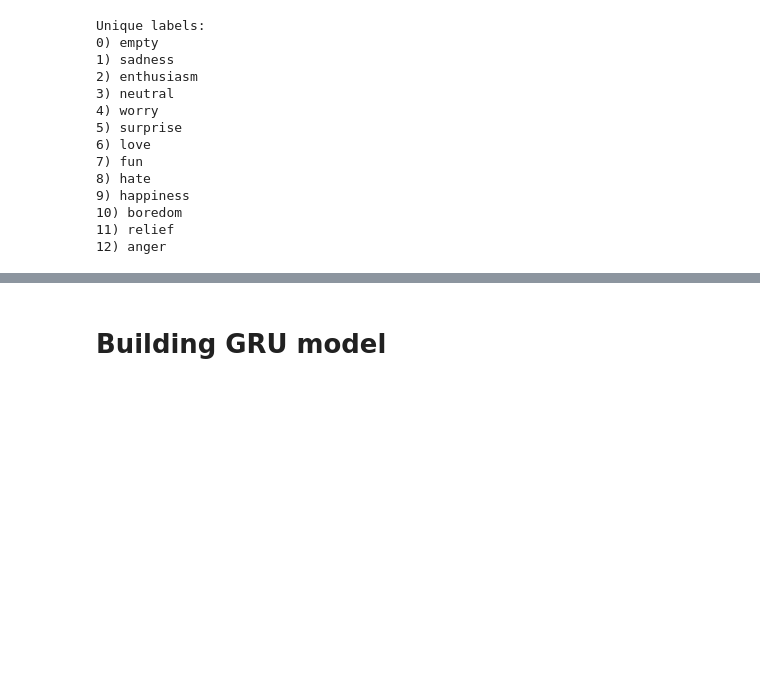
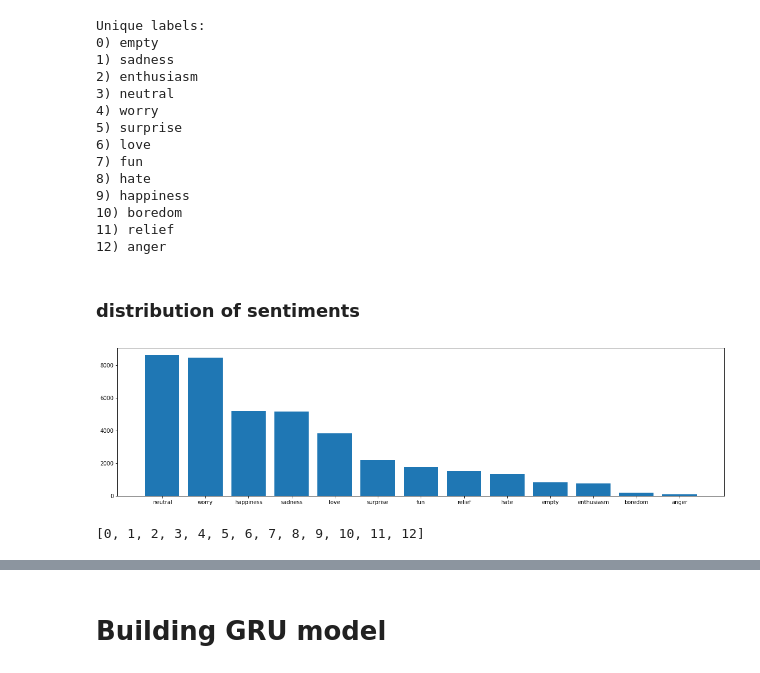
Before and after one commit to kevin-otter-liu/TextEmotionRecognition, a Jupyter notebook: GRU_twitter_data.ipynb, the cells around one changed output, grey strips where cells are left out. Drawn from its saved outputs; the diff is of its cells as text; code cells hidden in the pictures; blank space fills up the shorter version.

```diff
--- a/GRU_twitter_data.ipynb
+++ b/GRU_twitter_data.ipynb
@@ -95,6 +116,16 @@ Unique labels:
 10) boredom
 11) relief
 12) anger
+# %% [markdown]
+### distribution of sentiments
+# %%
+plt.rcParams['figure.figsize'] = [20, 5]
+x= list(dict(cleaned_df.sentiment.value_counts()).keys())
+y = list(cleaned_df.sentiment.value_counts())
+plt.bar(x,y)
+plt.show()
+# %% [output]
+[figure, added]
 # %%
 # map labels -> indices
 sentiment_labels = cleaned_df['sentiment'].unique().copy()
@@ -109,9 +140,10 @@ for i, label in enumerate(sentiment_labels):
     inverse_label_map[label] = i
 # %%
 # get all keys
-indices = []
-for key,value in label_map.items():
-    indices.append(key)
+indices = list(label_map.keys())
+indices
+# %% [output]
+[0, 1, 2, 3, 4, 5, 6, 7, 8, 9, 10, 11, 12]
 # %%
 # maps the word to the one hot vector
 depth = len(indices)
```
Also changed, not shown: parts of 42 cells of this notebook, 2 other files.
